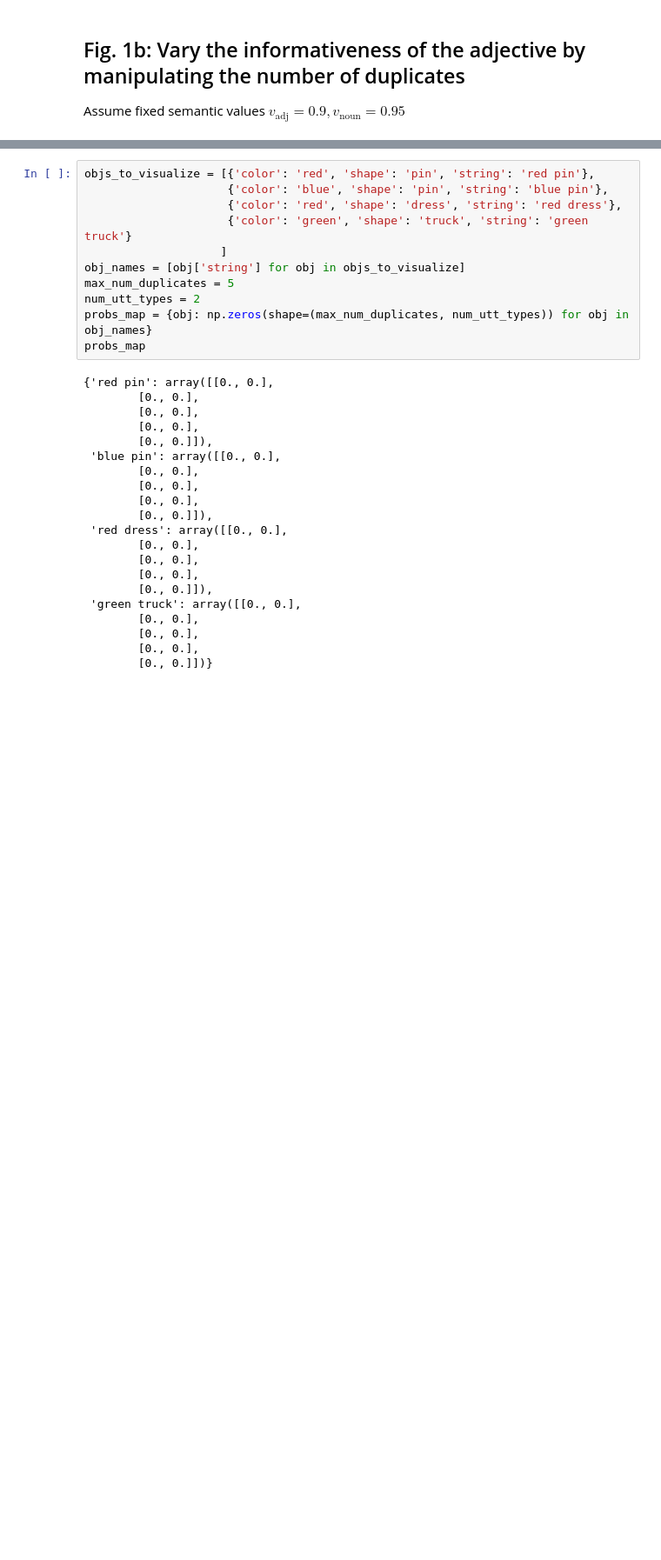
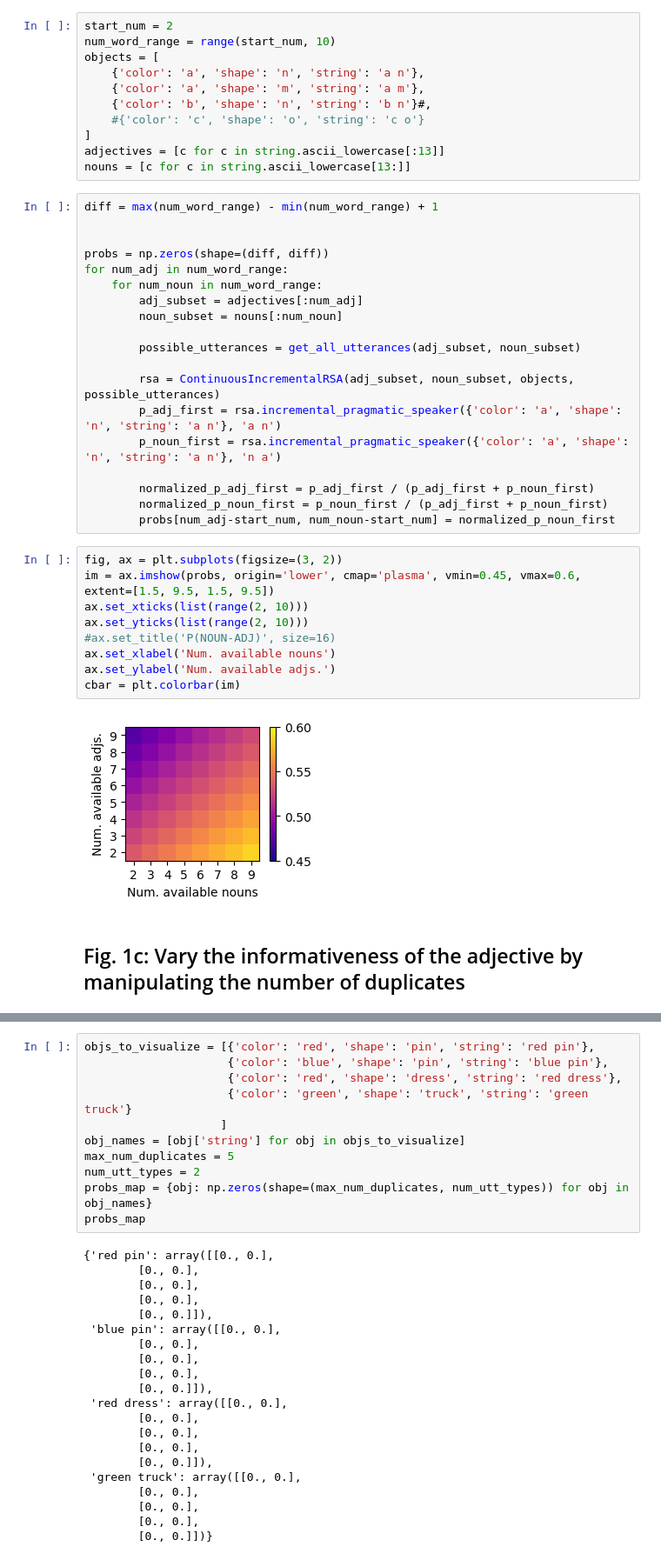
Before and after one commit to dharakyu/crosslinguistic-order, a Jupyter notebook: modeling/single-shot.ipynb, the cells around one changed output, grey strips where cells are left out. Shown at 87% size. Cells and saved outputs as stored; diff of their text form; blank space fills up the shorter version.

```diff
--- a/modeling/single-shot.ipynb
+++ b/modeling/single-shot.ipynb
@@ -71,7 +108,46 @@ plt.savefig('semantic_values.png')
+# %%
+start_num = 2
+num_word_range = range(start_num, 10)
+objects = [
+    {'color': 'a', 'shape': 'n', 'string': 'a n'},
+    {'color': 'a', 'shape': 'm', 'string': 'a m'},
+    {'color': 'b', 'shape': 'n', 'string': 'b n'}#,
+    #{'color': 'c', 'shape': 'o', 'string': 'c o'}
+]
+adjectives = [c for c in string.ascii_lowercase[:13]]
+nouns = [c for c in string.ascii_lowercase[13:]]
+# %%
+diff = max(num_word_range) - min(num_word_range) + 1
+
+
+probs = np.zeros(shape=(diff, diff))
+for num_adj in num_word_range:
+    for num_noun in num_word_range:
+        adj_subset = adjectives[:num_adj]
+        noun_subset = nouns[:num_noun]
+
+        possible_utterances = get_all_utterances(adj_subset, noun_subset)
+
+        rsa = ContinuousIncrementalRSA(adj_subset, noun_subset, objects, possible_utterances)
+        p_adj_first = rsa.incremental_pragmatic_speaker({'color': 'a', 'shape': 'n', 'string': 'a n'}, 'a n')
+        p_noun_first = rsa.incremental_pragmatic_speaker({'color': 'a', 'shape': 'n', 'string': 'a n'}, 'n a')
+
+        normalized_p_adj_first = p_adj_first / (p_adj_first + p_noun_first)
+        normalized_p_noun_first = p_noun_first / (p_adj_first + p_noun_first)
+        probs[num_adj-start_num, num_noun-start_num] = normalized_p_noun_first
+# %%
+fig, ax = plt.subplots(figsize=(3, 2))
+im = ax.imshow(probs, origin='lower', cmap='plasma', vmin=0.45, vmax=0.6, extent=[1.5, 9.5, 1.5, 9.5])
+ax.set_xticks(list(range(2, 10)))
+ax.set_yticks(list(range(2, 10)))
+#ax.set_title('P(NOUN-ADJ)', size=16)
+ax.set_xlabel('Num. available nouns')
+ax.set_ylabel('Num. available adjs.')
+cbar = plt.colorbar(im)
+# %% [output]
+[figure, added]
 # %% [markdown]
-## Fig. 1b: Vary the informativeness of the adjective by manipulating the number of duplicates
-
-Assume fixed semantic values $v_{\text{adj}} = 0.9, v_{\text{noun}} = 0.95$
+## Fig. 1c: Vary the informativeness of the adjective by manipulating the number of duplicates
 # %%
 adjectives = ["red", "blue", "green"]
 nouns = ["pin", "dress", "truck"]
```
Also changed, not shown: parts of 12 cells of this notebook, 10 other files.
